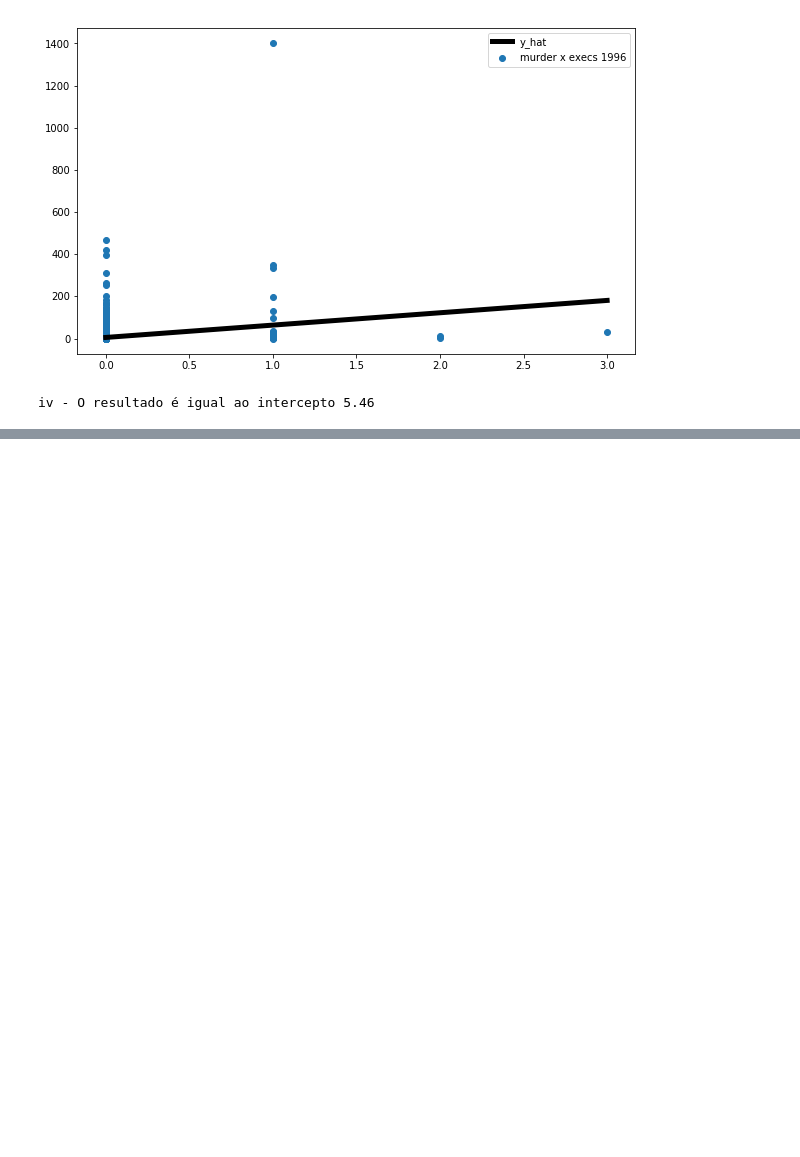
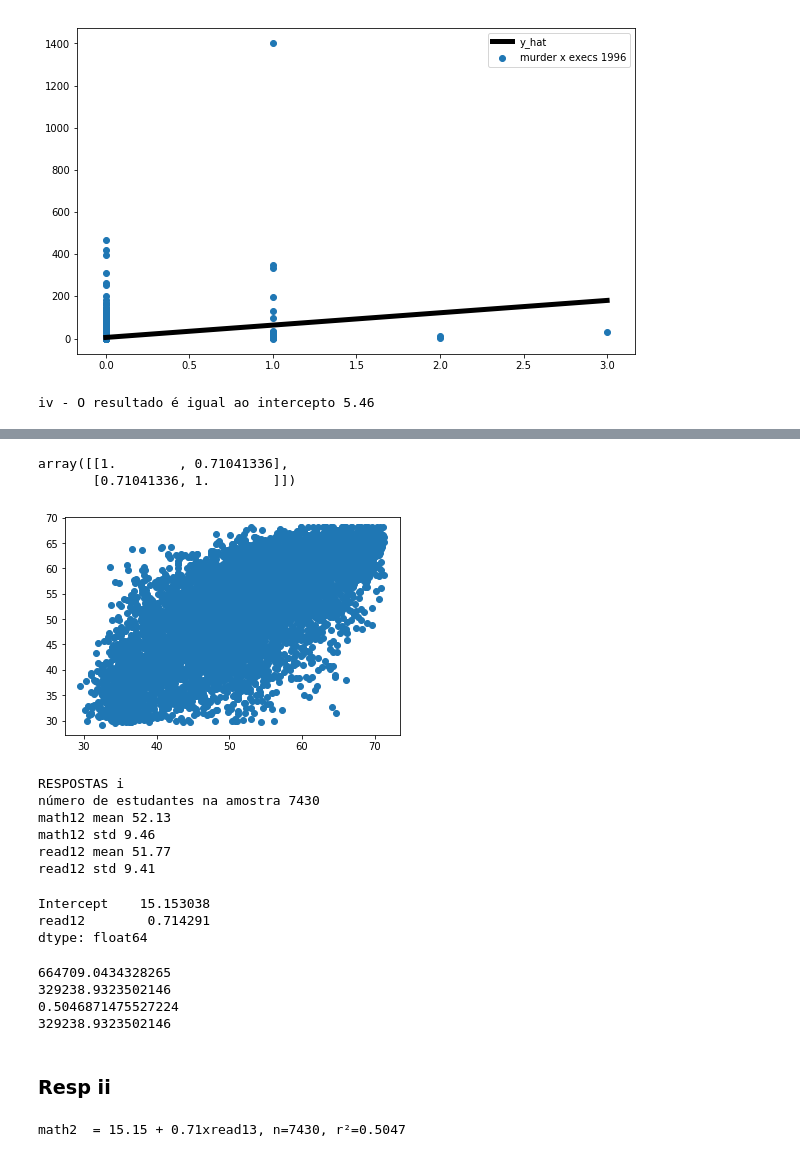
Before and after one commit to IvanBrasilico/Econometria-Wooldridge, a Jupyter notebook: Cap02.ipynb, the cells around one changed output, grey strips where cells are left out. Cells and saved outputs as stored; diff of their text form; code cells hidden in the pictures; blank space fills up the shorter version.

```diff
--- a/Cap02.ipynb
+++ b/Cap02.ipynb
@@ -242,0 +245,4 @@ iv - O resultado é igual ao intercepto 5.46
+# %%
+filename = os.path.join(caminho, 'catholic.dta')
+catholic = pd.read_stata(filename, preserve_dtypes=False)
+catholic.head()
@@ -242,0 +268,57 @@ iv - O resultado é igual ao intercepto 5.46
+# %%
+plt.scatter(catholic['math12'], catholic['read12'])
+np.corrcoef(catholic['math12'], catholic['read12'])
+# %% [output]
+array([[1.        , 0.71041336],
+       [0.71041336, 1.        ]])
+[figure, added]
+# %%
+# i
+print('RESPOSTAS i')
+print(f'número de estudantes na amostra {len(catholic)}')
+print(f'math12 mean {catholic["math12"].mean():.2f}')
+print(f'math12 std {catholic["math12"].std():.2f}')
+print(f'read12 mean {catholic["read12"].mean():.2f}')
+print(f'read12 std {catholic["read12"].std():.2f}')
+# %% [output]
+RESPOSTAS i
+número de estudantes na amostra 7430
+math12 mean 52.13
+math12 std 9.46
+read12 mean 51.77
+read12 std 9.41
+# %%
+# ii
+x = catholic['read12']
+y = catholic['math12']
+y_bar = y.mean()
+cmodel =smf.ols(formula='math12 ~ read12', data=catholic)
+creg = cmodel.fit()
+y_hat = creg.predict()
+print(creg.params)
+# %% [output]
+Intercept    15.153038
+read12        0.714291
+dtype: float64
+# %%
+sst = np.sum((y - y_bar ) ** 2) # Soma total dos quadrados
+print(sqt)
+srt = np.sum((y_hat - y) ** 2) # Soma dos resíduos
+print(srt)
+r_squared = 1 - srt/sst
+print(r_squared)
+b0 = creg.params['Intercept']
+b1 = creg.params['read12']
+srt_manual = np.sum((y - (b0 + b1 * x)) ** 2)
+print(srt_manual)
+# %% [output]
+664709.0434328265
+329238.9323502146
+0.5046871475527224
+329238.9323502146
+# %% [markdown]
+### Resp ii
+# %%
+print(f'math2  = {b0:.2f} + {b1:.2f}xread13, n={len(catholic)}, r²={r_squared:.4f}' )
+# %% [output]
+math2  = 15.15 + 0.71xread13, n=7430, r²=0.5047
```
Also changed, not shown: parts of 16 cells of this notebook.
